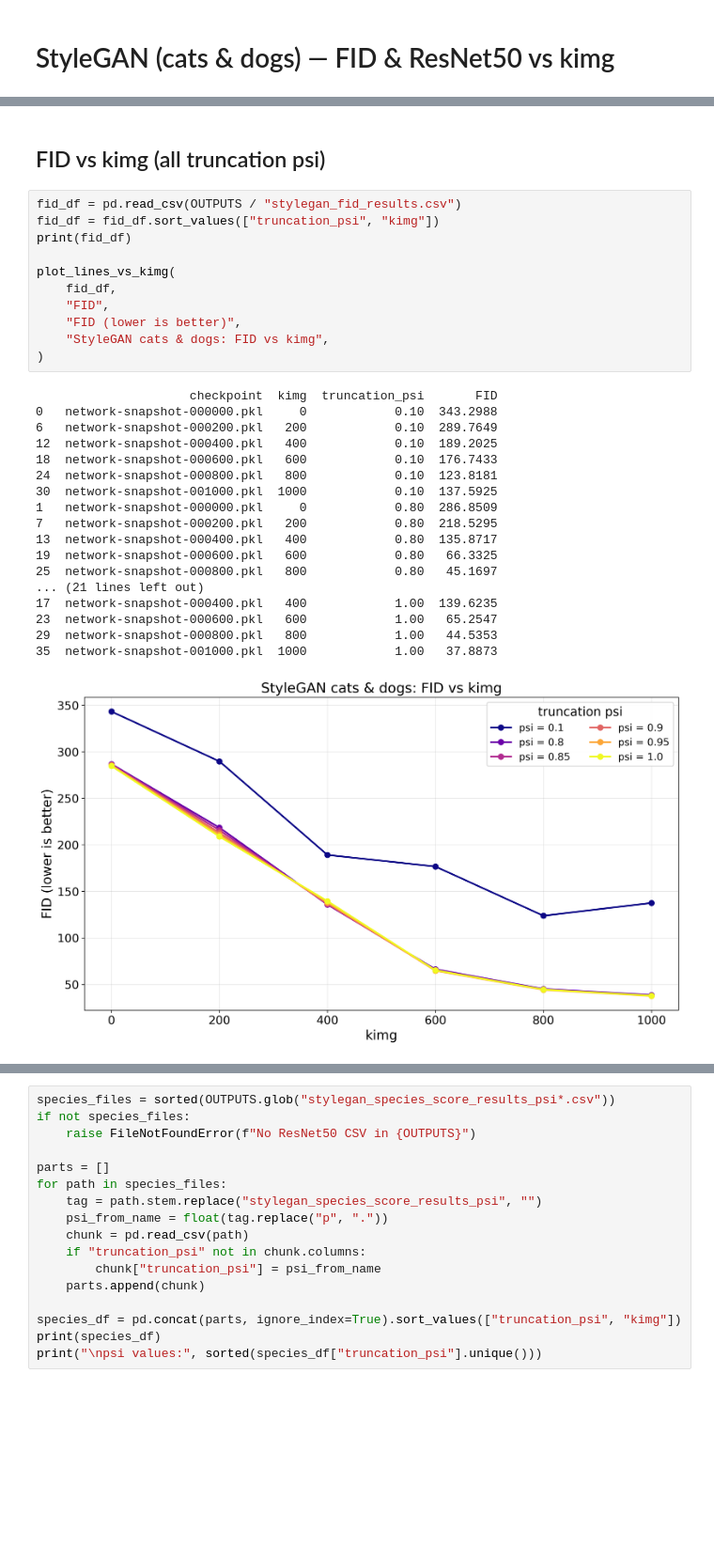
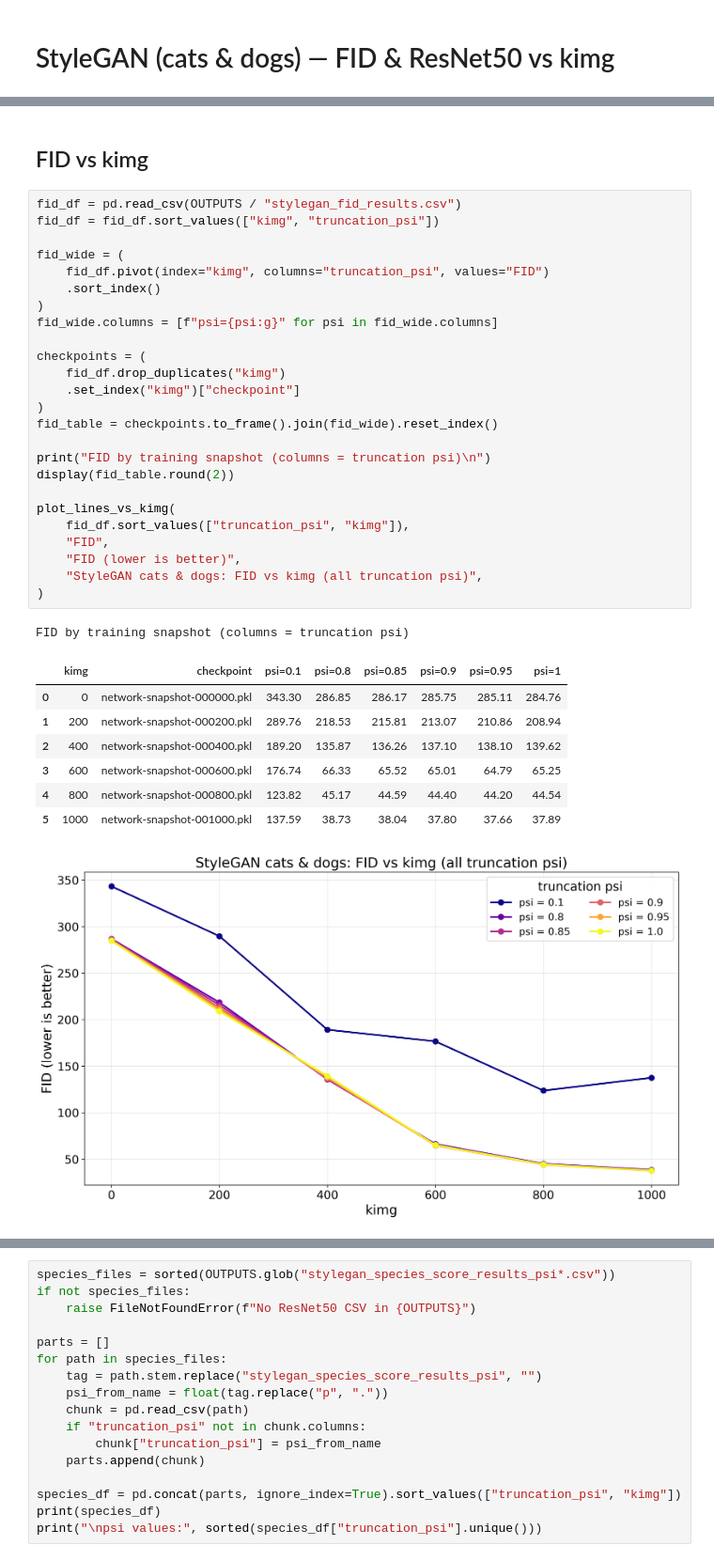
Before and after one commit to kateqwerty001/DL-3-Generative-Models, a Jupyter notebook: stylegan_cats_dogs/analysis.ipynb, the cells around one changed output, grey strips where cells are left out. Shown at 94% size. Drawn from its saved outputs; the diff is of its cells as text; blank space fills up the shorter version.

```diff
--- a/stylegan_cats_dogs/analysis.ipynb
+++ b/stylegan_cats_dogs/analysis.ipynb
@@ -42,36 +43,41 @@ def plot_lines_vs_kimg(data, y_col, ylabel, title):
     plt.tight_layout()
     plt.show()
 # %% [markdown]
-## FID vs kimg (all truncation psi)
+## FID vs kimg
-# %%
-fid_df = pd.read_csv(OUTPUTS / "stylegan_fid_results.csv")
-fid_df = fid_df.sort_values(["truncation_psi", "kimg"])
-print(fid_df)
-
-plot_lines_vs_kimg(
-    fid_df,
-    "FID",
-    "FID (lower is better)",
-    "StyleGAN cats & dogs: FID vs kimg",
-)
-# %% [output]
-                     checkpoint  kimg  truncation_psi       FID
-0   network-snapshot-000000.pkl     0            0.10  343.2988
-6   network-snapshot-000200.pkl   200            0.10  289.7649
-12  network-snapshot-000400.pkl   400            0.10  189.2025
-18  network-snapshot-000600.pkl   600            0.10  176.7433
-24  network-snapshot-000800.pkl   800            0.10  123.8181
-30  network-snapshot-001000.pkl  1000            0.10  137.5925
-1   network-snapshot-000000.pkl     0            0.80  286.8509
-7   network-snapshot-000200.pkl   200            0.80  218.5295
-13  network-snapshot-000400.pkl   400            0.80  135.8717
-19  network-snapshot-000600.pkl   600            0.80   66.3325
-25  network-snapshot-000800.pkl   800            0.80   45.1697
-... (21 lines left out)
-17  network-snapshot-000400.pkl   400            1.00  139.6235
-23  network-snapshot-000600.pkl   600            1.00   65.2547
-29  network-snapshot-000800.pkl   800            1.00   44.5353
-35  network-snapshot-001000.pkl  1000            1.00   37.8873
-[figure, removed]
+# %%
+fid_df = pd.read_csv(OUTPUTS / "stylegan_fid_results.csv")
+fid_df = fid_df.sort_values(["kimg", "truncation_psi"])
+
+fid_wide = (
+    fid_df.pivot(index="kimg", columns="truncation_psi", values="FID")
+    .sort_index()
+)
+fid_wide.columns = [f"psi={psi:g}" for psi in fid_wide.columns]
+
+checkpoints = (
+    fid_df.drop_duplicates("kimg")
+    .set_index("kimg")["checkpoint"]
+)
+fid_table = checkpoints.to_frame().join(fid_wide).reset_index()
+
+print("FID by training snapshot (columns = truncation psi)\n")
+display(fid_table.round(2))
+
+plot_lines_vs_kimg(
+    fid_df.sort_values(["truncation_psi", "kimg"]),
+    "FID",
+    "FID (lower is better)",
+    "StyleGAN cats & dogs: FID vs kimg (all truncation psi)",
+)
+# %% [output]
+FID by training snapshot (columns = truncation psi)
+|  | kimg | checkpoint | psi=0.1 | psi=0.8 | psi=0.85 | psi=0.9 | psi=0.95 | psi=1 |
+| 0 | 0 | network-snapshot-000000.pkl | 343.30 | 286.85 | 286.17 | 285.75 | 285.11 | 284.76 |
+| 1 | 200 | network-snapshot-000200.pkl | 289.76 | 218.53 | 215.81 | 213.07 | 210.86 | 208.94 |
+| 2 | 400 | network-snapshot-000400.pkl | 189.20 | 135.87 | 136.26 | 137.10 | 138.10 | 139.62 |
+| 3 | 600 | network-snapshot-000600.pkl | 176.74 | 66.33 | 65.52 | 65.01 | 64.79 | 65.25 |
+| 4 | 800 | network-snapshot-000800.pkl | 123.82 | 45.17 | 44.59 | 44.40 | 44.20 | 44.54 |
+| 5 | 1000 | network-snapshot-001000.pkl | 137.59 | 38.73 | 38.04 | 37.80 | 37.66 | 37.89 |
+[figure, added]
 # %% [markdown]
 ## ResNet50 cat & dog score vs kimg (one plot)
```
Also changed, not shown: parts of 3 cells of this notebook, 2 other files.
